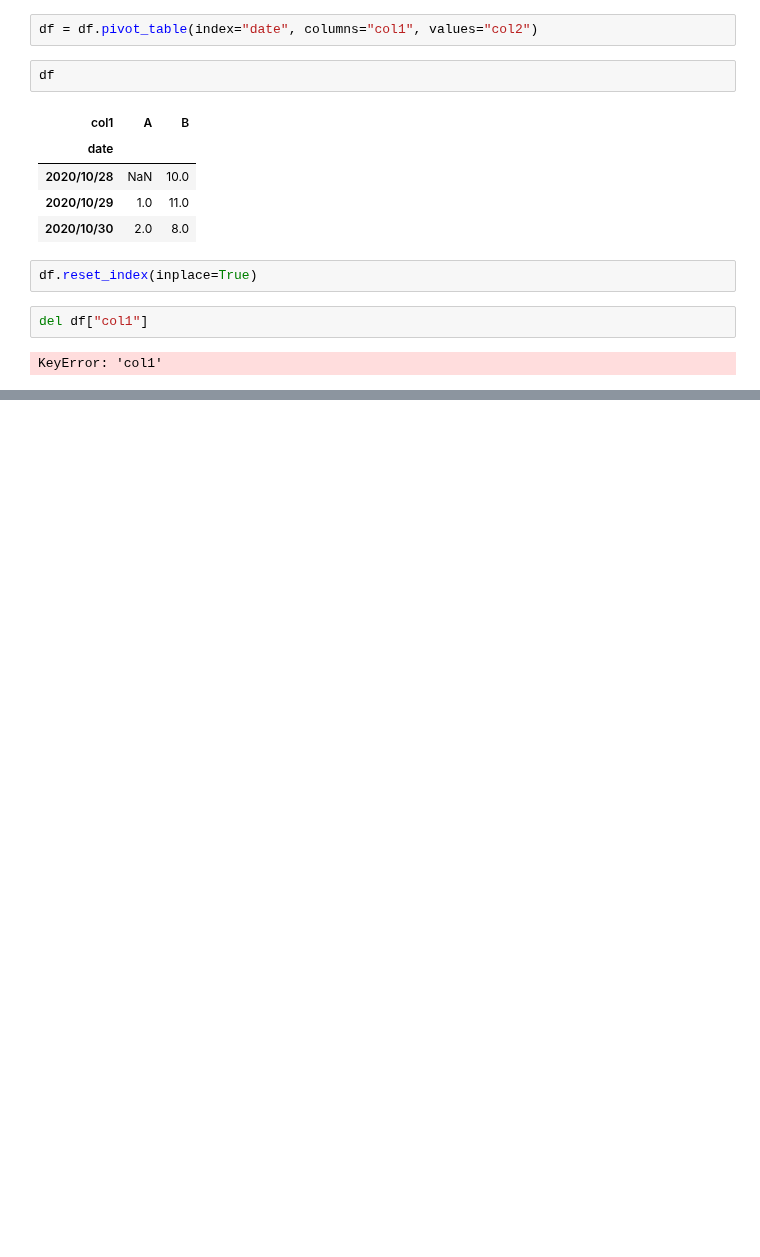
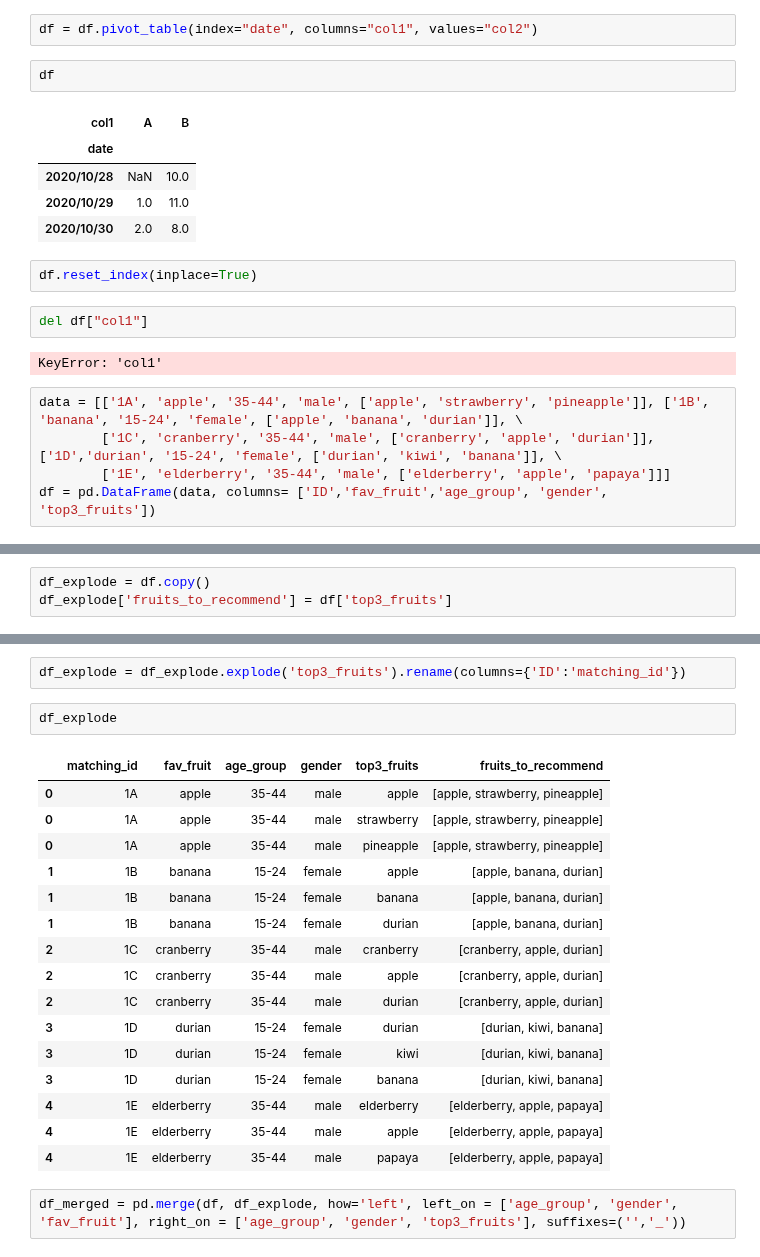
Before and after one commit to samirhinojosa/OC-P3-design-application-public-health, a Jupyter notebook: Untitled1.ipynb, the cells around one changed output, grey strips where cells are left out. Drawn from its saved outputs; the diff is of its cells as text; blank space fills up the shorter version.

```diff
--- a/Untitled1.ipynb
+++ b/Untitled1.ipynb
@@ -365,3 +365,8 @@ df.reset_index(inplace=True)
 del df["col1"]
 # %% [output]
 KeyError: 'col1'
+# %%
+data = [['1A', 'apple', '35-44', 'male', ['apple', 'strawberry', 'pineapple']], ['1B', 'banana', '15-24', 'female', ['apple', 'banana', 'durian']], \
+        ['1C', 'cranberry', '35-44', 'male', ['cranberry', 'apple', 'durian']], ['1D','durian', '15-24', 'female', ['durian', 'kiwi', 'banana']], \
+        ['1E', 'elderberry', '35-44', 'male', ['elderberry', 'apple', 'papaya']]]
+df = pd.DataFrame(data, columns= ['ID','fav_fruit','age_group', 'gender', 'top3_fruits'])
@@ -367,0 +382,3 @@ KeyError: 'col1'
+# %%
+df_explode = df.copy()
+df_explode['fruits_to_recommend'] = df['top3_fruits']
@@ -367,0 +394,23 @@ KeyError: 'col1'
+# %%
+df_explode = df_explode.explode('top3_fruits').rename(columns={'ID':'matching_id'})
+# %%
+df_explode
+# %% [output]
+|  | matching_id | fav_fruit | age_group | gender | top3_fruits | fruits_to_recommend |
+| 0 | 1A | apple | 35-44 | male | apple | [apple, strawberry, pineapple] |
+| 0 | 1A | apple | 35-44 | male | strawberry | [apple, strawberry, pineapple] |
+| 0 | 1A | apple | 35-44 | male | pineapple | [apple, strawberry, pineapple] |
+| 1 | 1B | banana | 15-24 | female | apple | [apple, banana, durian] |
+| 1 | 1B | banana | 15-24 | female | banana | [apple, banana, durian] |
+| 1 | 1B | banana | 15-24 | female | durian | [apple, banana, durian] |
+| 2 | 1C | cranberry | 35-44 | male | cranberry | [cranberry, apple, durian] |
+| 2 | 1C | cranberry | 35-44 | male | apple | [cranberry, apple, durian] |
+| 2 | 1C | cranberry | 35-44 | male | durian | [cranberry, apple, durian] |
+| 3 | 1D | durian | 15-24 | female | durian | [durian, kiwi, banana] |
+| 3 | 1D | durian | 15-24 | female | kiwi | [durian, kiwi, banana] |
+| 3 | 1D | durian | 15-24 | female | banana | [durian, kiwi, banana] |
+| 4 | 1E | elderberry | 35-44 | male | elderberry | [elderberry, apple, papaya] |
+| 4 | 1E | elderberry | 35-44 | male | apple | [elderberry, apple, papaya] |
+| 4 | 1E | elderberry | 35-44 | male | papaya | [elderberry, apple, papaya] |
+# %%
+df_merged = pd.merge(df, df_explode, how='left', left_on = ['age_group', 'gender', 'fav_fruit'], right_on = ['age_group', 'gender', 'top3_fruits'], suffixes=('','_'))
```
Also changed, not shown: parts of 11 cells of this notebook, 4 other files.
